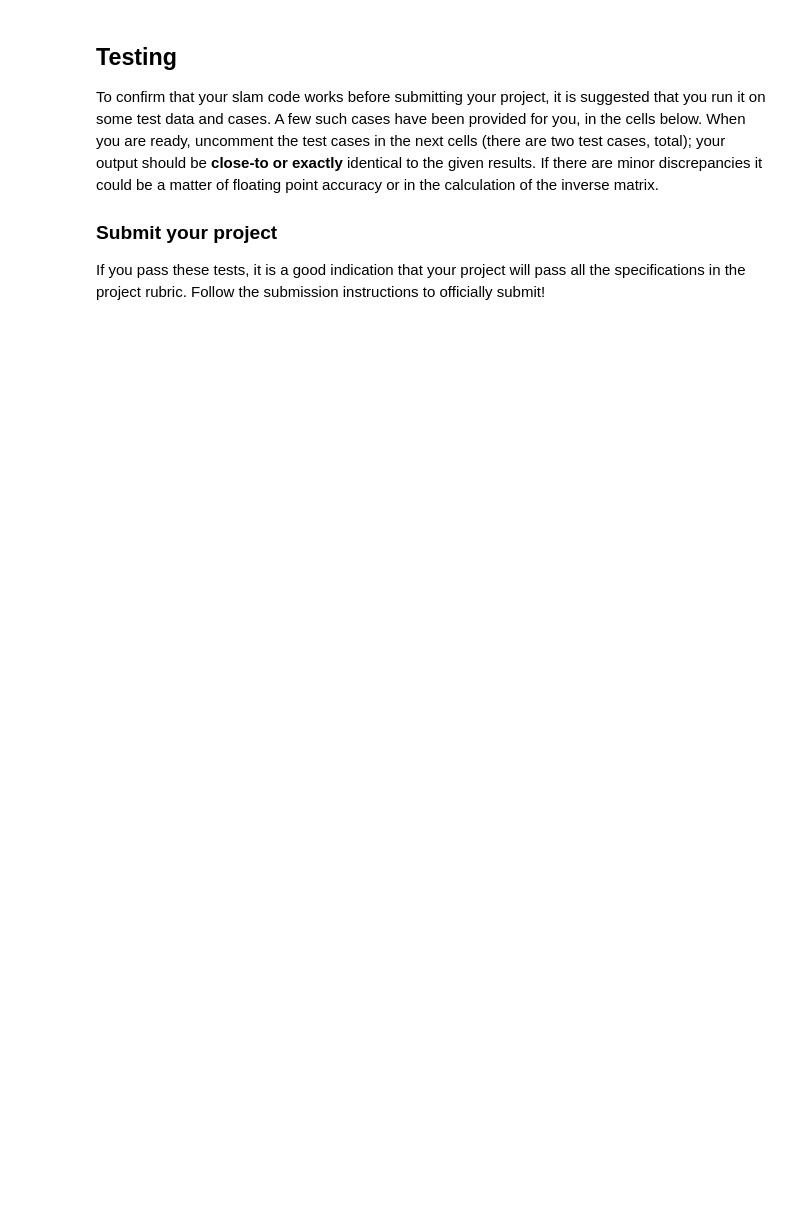
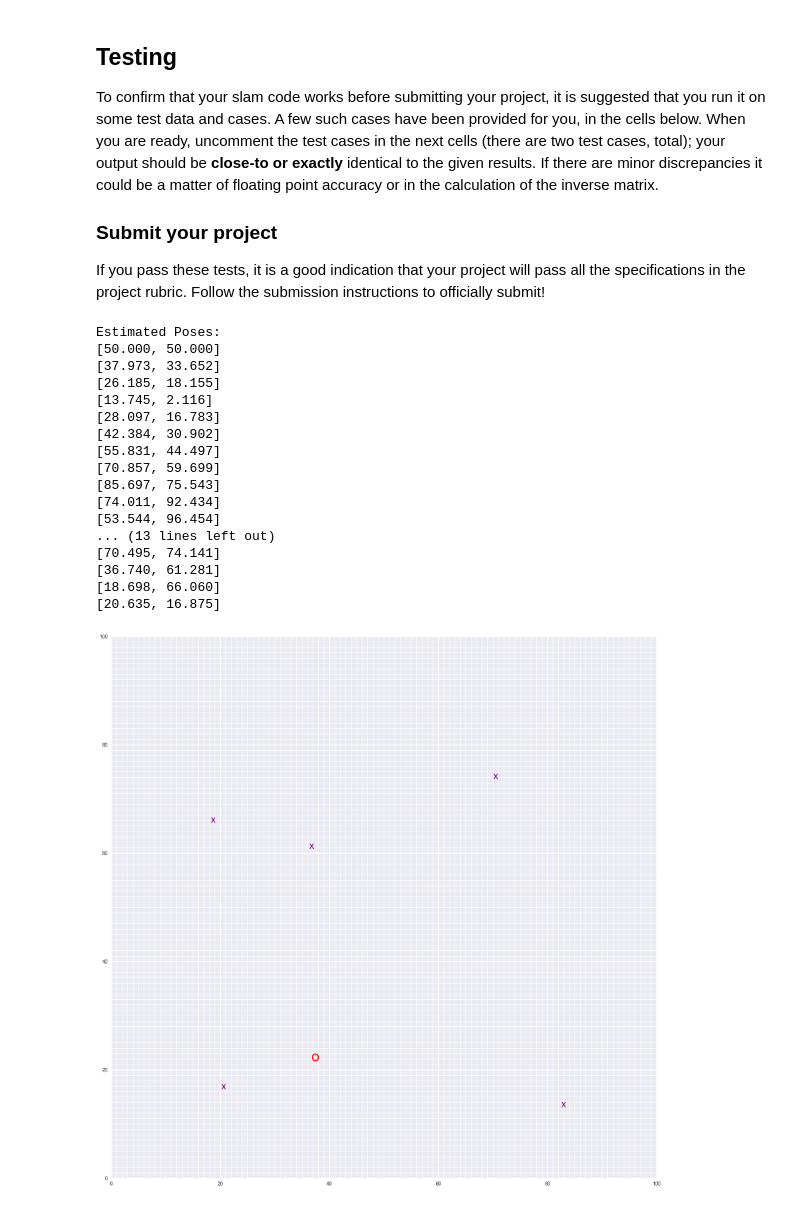
Before and after one commit to OmarAyoub07/Project--Landmark-Detection---Tracking, a Jupyter notebook: 3. Landmark Detection and Tracking.ipynb, the cells around one changed output. Cells and saved outputs as stored; diff of their text form; code cells hidden in the pictures; blank space fills up the shorter version.

````diff
--- a/3. Landmark Detection and Tracking.ipynb
+++ b/3. Landmark Detection and Tracking.ipynb
@@ -52,13 +52,13 @@ from helpers import make_data
 
 # world parameters
 num_landmarks      = 5        # number of landmarks
-N                  = 20       # time steps
+N                  = 100       # time steps
 world_size         = 100.0    # size of world (square)
 
 # robot parameters
 measurement_range  = 50.0     # range at which we can sense landmarks
-motion_noise       = 2.0      # noise in robot motion
-measurement_noise  = 2.0      # noise in the measurements
+motion_noise       = 1.0      # noise in robot motion
+measurement_noise  = 1.5      # noise in the measurements
 distance           = 20.0     # distance by which robot (intends to) move each iteratation
 
 
@@ -86,10 +86,10 @@ motion = data[i][1]
 ```
 # %%
 # print out some stats about the data
-time_step = 0
+step_index = 0
 
-print('Example measurements: \n', data[time_step][0])
+print('Example measurements: \n', data[step_index][0])
 print('\n')
-print('Example motion: \n', data[time_step][1])
+print('Example motion: \n', data[step_index][1])
 # %% [output]
 Example measurements:
@@ -124,14 +124,26 @@ def initialize_constraints(N, num_landmarks, world_size):
     ''' This function takes in a number of time steps N, number of landmarks, and a world_size,
         and returns initialized constraint matrices, omega and xi.'''
 
+    # https://github.com/3LakesLand/udacity-CVND-Landmark-Detection-and-Tracking/tree/master
+    # https://github.com/Lexie88rus/Udacity-CVND-Landmark-Detection
+
     ## Recommended: Define and store the size (rows/cols) of the constraint matrix in a variable
+    # 1 - As mentioned in the note book 2 "The matrix is square and labelled with all the robot poses (xi) and all the landmarks (Li)"
+    rows = ( N + num_landmarks ) * 2
+    cols = rows
+    # We got a square
 
     ## TODO: Define the constraint matrix, Omega, with two initial "strength" values
     ## for the initial x, y location of our robot
-    omega = [0]
+    omega = np.zeros((rows, cols))
+    omega[0][0] = 1
+    omega[1][1] = 1
 
     ## TODO: Define the constraint *vector*, xi
     ## you can assume that the robot starts out in the middle of the world with 100% confidence
-    xi = [0]
+    xi = np.zeros((rows,1))
+
+    xi[0][0] = world_size / 2
+    xi[1][0] = world_size / 2
 
     return omega, xi
@@ -324,36 +493,56 @@ test_data1 = [[[[1, 19.457599255548065, 23.8387362100849], [2, -13.1958075619672
 #     [25.905, 18.268]
 #     [13.524, 2.224]
 #     [27.912, 16.886]
 #     [42.250, 30.994]
 #     [55.992, 44.886]
 #     [70.749, 59.867]
 #     [85.371, 75.230]
 #     [73.831, 92.354]
 #     [53.406, 96.465]
 #     [34.370, 100.134]
 #     [48.346, 83.952]
 #     [60.494, 68.338]
 #     [73.648, 53.082]
 #     [86.733, 38.197]
 #     [79.983, 20.324]
 #     [72.515, 2.837]
 #     [54.993, 13.221]
 #     [37.164, 22.283]
 
 
 # Estimated Landmarks:
 #     [82.679, 13.435]
 #     [70.417, 74.203]
 #     [36.688, 61.431]
 #     [18.705, 66.136]
 #     [20.437, 16.983]
 
 
 ### Uncomment the following three lines for test case 1 and compare the output to the values above ###
 
-# mu_1 = slam(test_data1, 20, 5, 100.0, 2.0, 2.0)
-# poses, landmarks = get_poses_landmarks(mu_1, 20)
-# print_all(poses, landmarks)
+mu_1 = slam(test_data1, 20, 5, 100.0, 2.0, 2.0)
+poses, landmarks = get_poses_landmarks(mu_1, 20)
+print_all(poses, landmarks)
+display_world(int(world_size), poses[-1], landmarks)
+# %% [output]
+Estimated Poses:
+[50.000, 50.000]
+[37.973, 33.652]
+[26.185, 18.155]
+[13.745, 2.116]
+[28.097, 16.783]
+[42.384, 30.902]
+[55.831, 44.497]
+[70.857, 59.699]
+[85.697, 75.543]
+[74.011, 92.434]
+[53.544, 96.454]
+... (13 lines left out)
+[70.495, 74.141]
+[36.740, 61.281]
+[18.698, 66.060]
+[20.635, 16.875]
+[figure, added]
 # %%
 # Here is the data and estimated outputs for test case 2
 
````
Also changed, not shown: parts of 17 cells of this notebook, 2 other files.
